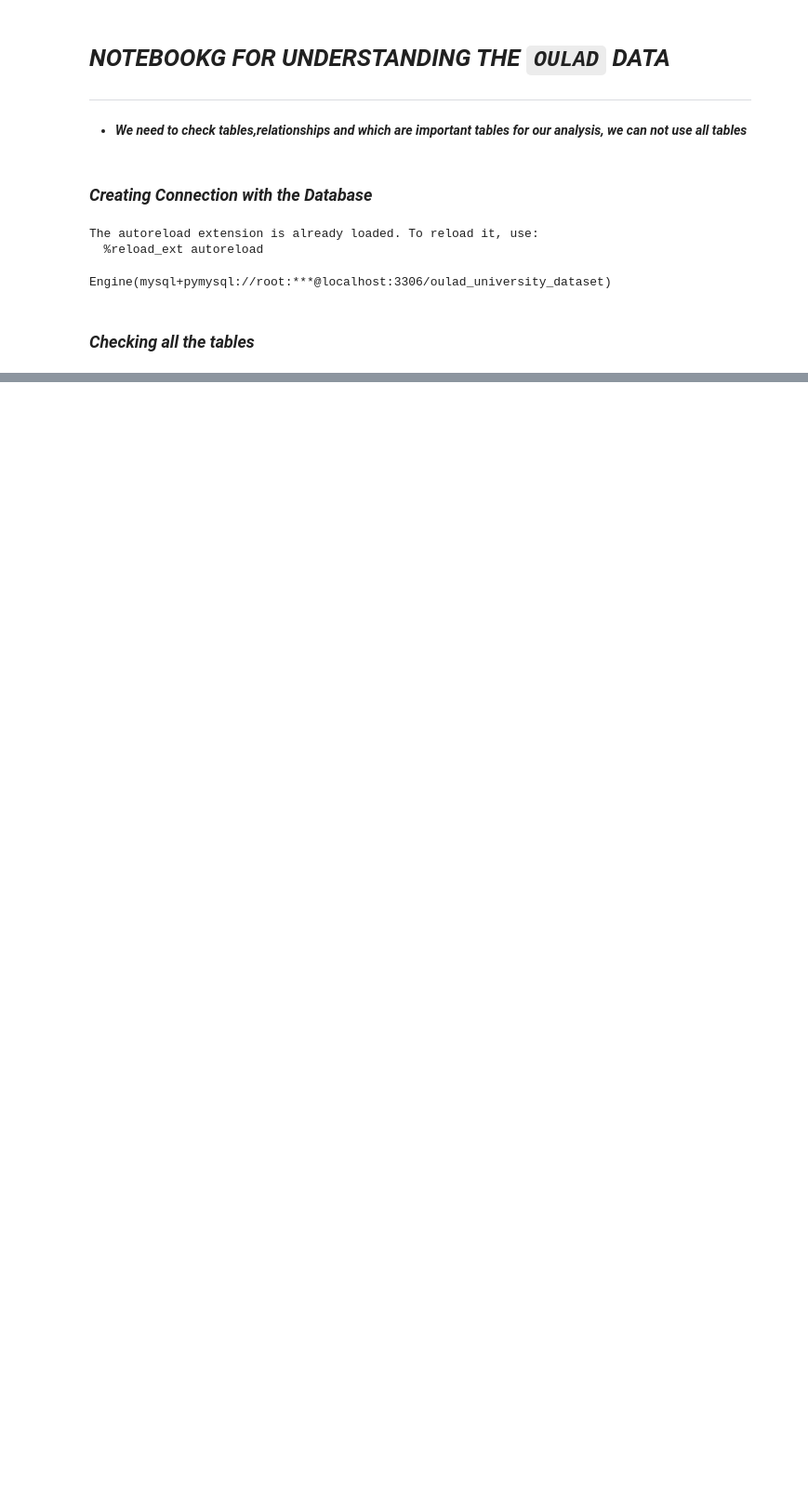
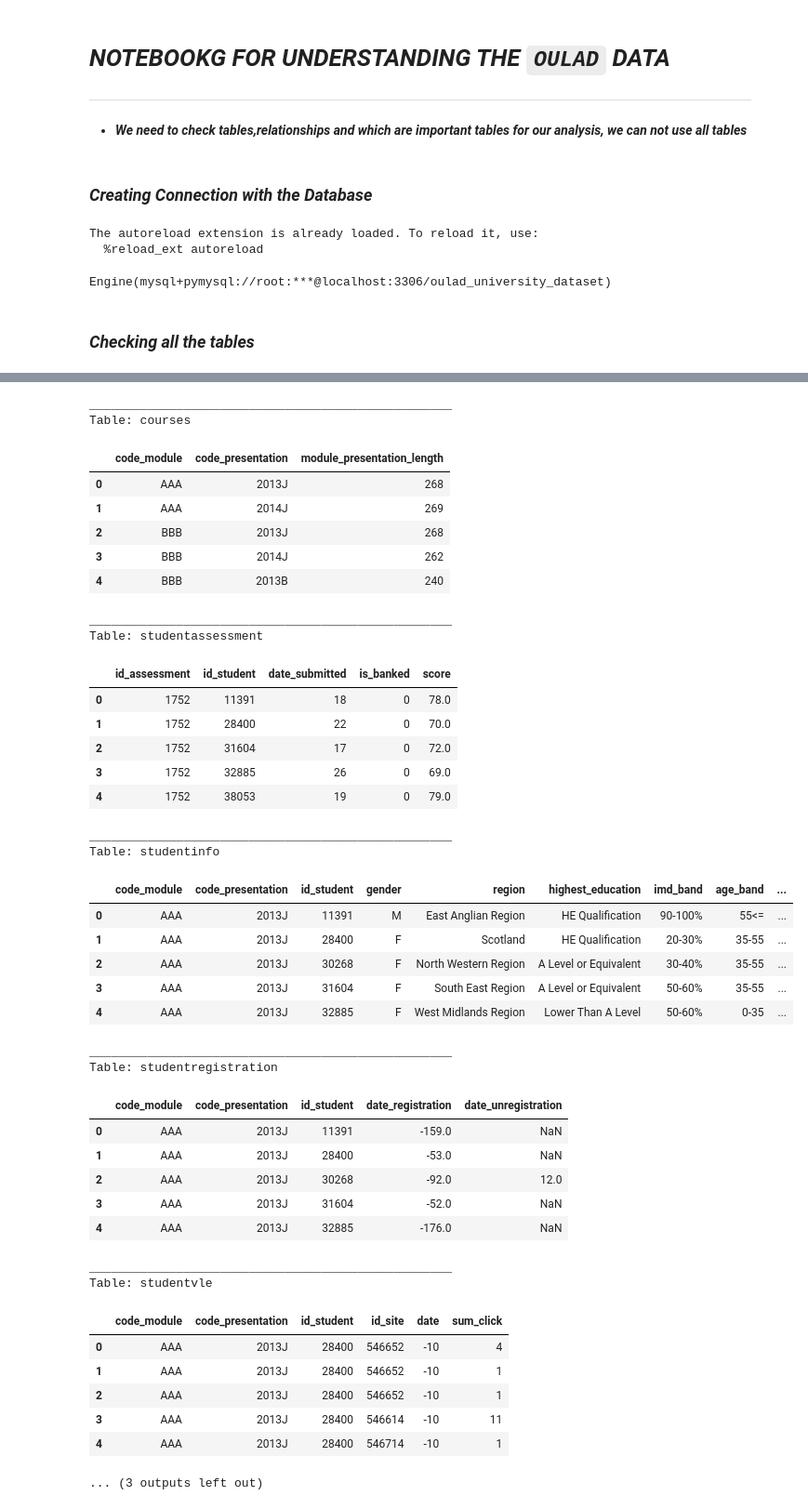
Before and after one commit to IamRaNo/data-analytics-projects, a Jupyter notebook: beyond_oulad_student_dropout/jupyter_notebooks/01_sql_understanding.ipynb, the cells around one changed output, grey strips where cells are left out. Shown at 93% size. Drawn from its saved outputs; the diff is of its cells as text; code cells hidden in the pictures; blank space fills up the shorter version.

```diff
--- a/beyond_oulad_student_dropout/jupyter_notebooks/01_sql_understanding.ipynb
+++ b/beyond_oulad_student_dropout/jupyter_notebooks/01_sql_understanding.ipynb
@@ -49,3 +49,7 @@ engine
 Engine(mysql+pymysql://root:***@localhost:3306/oulad_university_dataset)
 # %% [markdown]
 ### ***Checking all the tables***
+# %%
+tables = F.sql("show tables in oulad_university_dataset",engine)
+tables = [c[0] for c in tables.values]
+tables
@@ -51,0 +64,9 @@ Engine(mysql+pymysql://root:***@localhost:3306/oulad_university_dataset)
+# %%
+for name in tables:
+    print(f'Table: {name}')
+    query = f''' select * from {name}
+            limit 5;
+        '''
+    display(F.sql(query,engine))
+    print("_"*50)
+# %% [output]
@@ -51,0 +80,41 @@ Engine(mysql+pymysql://root:***@localhost:3306/oulad_university_dataset)
+__________________________________________________
+Table: courses
+|  | code_module | code_presentation | module_presentation_length |
+| 0 | AAA | 2013J | 268 |
+| 1 | AAA | 2014J | 269 |
+| 2 | BBB | 2013J | 268 |
+| 3 | BBB | 2014J | 262 |
+| 4 | BBB | 2013B | 240 |
+__________________________________________________
+Table: studentassessment
+|  | id_assessment | id_student | date_submitted | is_banked | score |
+| 0 | 1752 | 11391 | 18 | 0 | 78.0 |
+| 1 | 1752 | 28400 | 22 | 0 | 70.0 |
+| 2 | 1752 | 31604 | 17 | 0 | 72.0 |
+| 3 | 1752 | 32885 | 26 | 0 | 69.0 |
+| 4 | 1752 | 38053 | 19 | 0 | 79.0 |
+__________________________________________________
+Table: studentinfo
+|  | code_module | code_presentation | id_student | gender | region | highest_education | imd_band | age_band | ... |
+| 0 | AAA | 2013J | 11391 | M | East Anglian Region | HE Qualification | 90-100% | 55<= | ... |
+| 1 | AAA | 2013J | 28400 | F | Scotland | HE Qualification | 20-30% | 35-55 | ... |
+| 2 | AAA | 2013J | 30268 | F | North Western Region | A Level or Equivalent | 30-40% | 35-55 | ... |
+| 3 | AAA | 2013J | 31604 | F | South East Region | A Level or Equivalent | 50-60% | 35-55 | ... |
+| 4 | AAA | 2013J | 32885 | F | West Midlands Region | Lower Than A Level | 50-60% | 0-35 | ... |
+__________________________________________________
+Table: studentregistration
+|  | code_module | code_presentation | id_student | date_registration | date_unregistration |
+| 0 | AAA | 2013J | 11391 | -159.0 | NaN |
+| 1 | AAA | 2013J | 28400 | -53.0 | NaN |
+| 2 | AAA | 2013J | 30268 | -92.0 | 12.0 |
+| 3 | AAA | 2013J | 31604 | -52.0 | NaN |
+| 4 | AAA | 2013J | 32885 | -176.0 | NaN |
+__________________________________________________
+Table: studentvle
+|  | code_module | code_presentation | id_student | id_site | date | sum_click |
+| 0 | AAA | 2013J | 28400 | 546652 | -10 | 4 |
+| 1 | AAA | 2013J | 28400 | 546652 | -10 | 1 |
+| 2 | AAA | 2013J | 28400 | 546652 | -10 | 1 |
+| 3 | AAA | 2013J | 28400 | 546614 | -10 | 11 |
+| 4 | AAA | 2013J | 28400 | 546714 | -10 | 1 |
+... (3 outputs left out)
```
Also changed, not shown: parts of 25 cells of this notebook.
